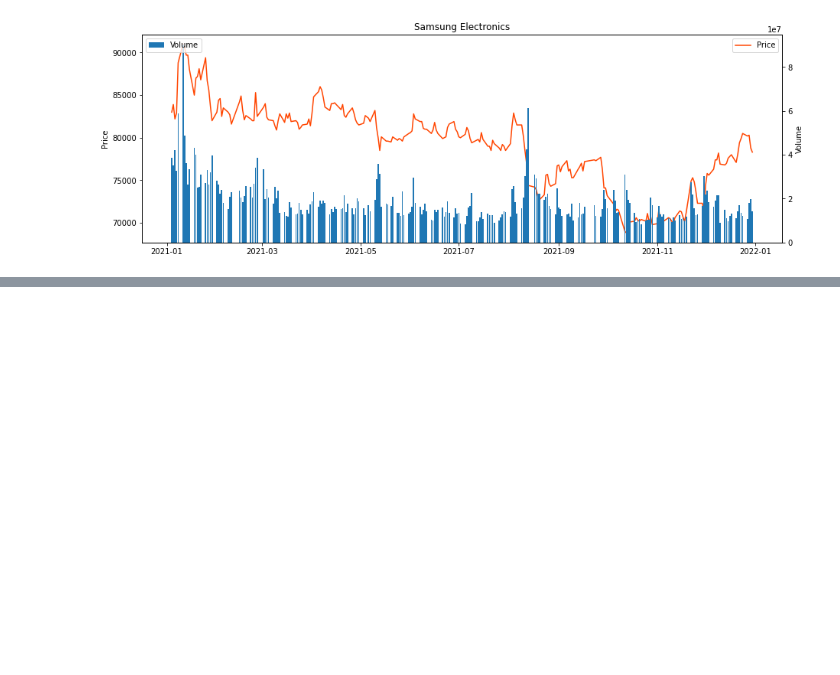
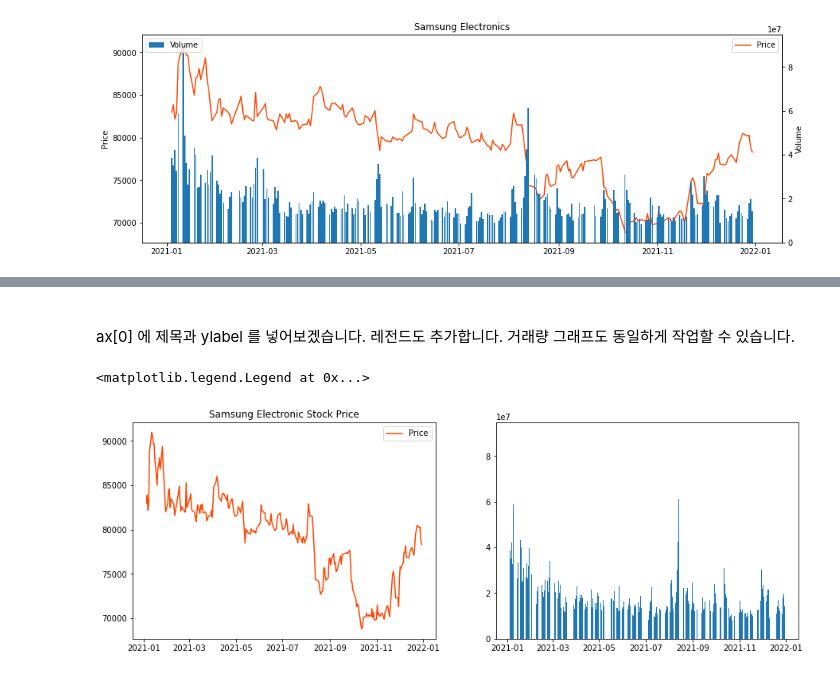
Before and after one commit to occam-KHS/JupyterBook, a Jupyter notebook: _build/jupyter_execute/chapter2/2.3.2_Visualization.ipynb, the cells around one changed output, grey strips where cells are left out. Saved outputs shown, nothing was run; the diff lists cells and outputs as text; code cells hidden in the pictures; blank space fills up the shorter version.

```diff
--- a/_build/jupyter_execute/chapter2/2.3.2_Visualization.ipynb
+++ b/_build/jupyter_execute/chapter2/2.3.2_Visualization.ipynb
@@ -65,0 +84,12 @@ plt.show()
+# %% [markdown]
+<br> ax[0] 에 제목과 ylabel 를 넣어보겠습니다. 레전드도 추가합니다. 거래량 그래프도 동일하게 작업할 수 있습니다.
+# %%
+fig, ax = plt.subplots(1,2, figsize=(15,5))
+ax[0].plot(stock_data['Close'], color='orangered', label='Price')
+ax[1].bar(height=stock_data['Volume'], x=stock_data.index, label='Volume')
+ax[0].set_title('Samsung Electronic Stock Price')
+ax[0].set_label('Stock Price')
+ax[0].legend(loc='best')
+# %% [output]
+<matplotlib.legend.Legend at 0x...>
+[figure, added]
```
Also changed, not shown: parts of 5 cells of this notebook, 12 other files.
